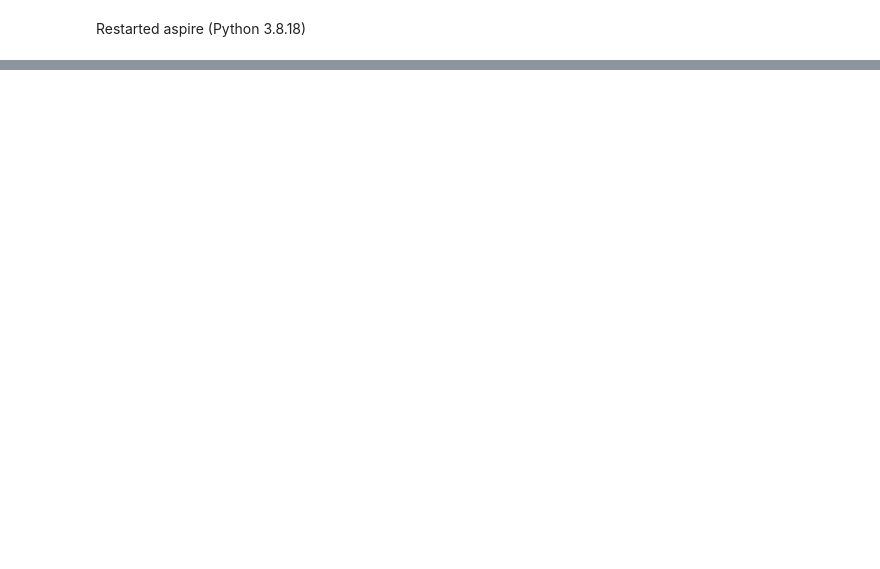
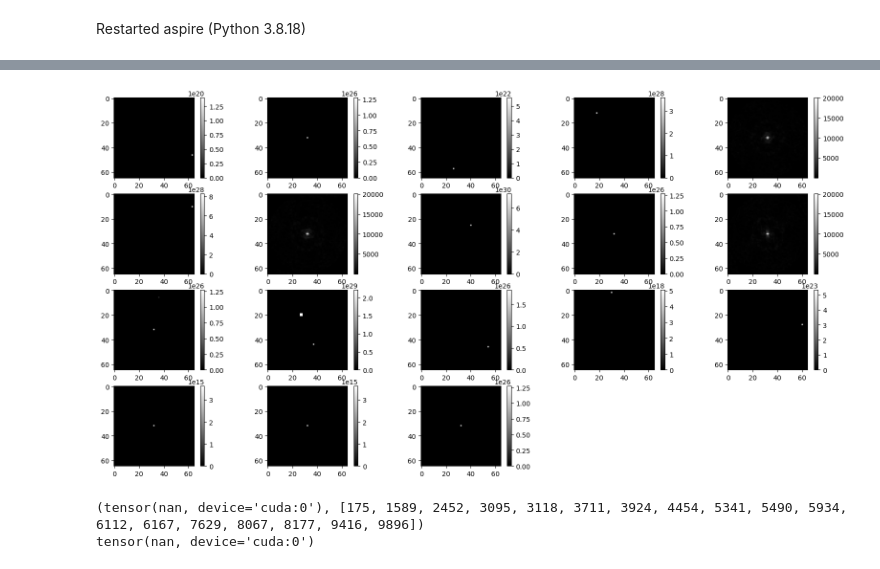
Before and after one commit to RoeyYadgar/3DCovarEstimation, a Jupyter notebook: jupy_test.ipynb, the cells around one changed output, grey strips where cells are left out. Saved outputs shown, nothing was run; the diff lists cells and outputs as text; code cells hidden in the pictures; blank space fills up the shorter version.

```diff
--- a/jupy_test.ipynb
+++ b/jupy_test.ipynb
@@ -112,0 +36,9 @@ x['pts'][:,a]
+# %%
+#aiso_noise_estimator = AnisotropicNoiseEstimator(source)
+#source = source.whiten(aiso_noise_estimator)
+from aspire.operators import ArrayFilter
+import scipy
+
+psd_est = scipy.io.loadmat('data/validate_preprocess/psd.mat')['psd']
+noise_filter = ArrayFilter(psd_est)
+source = source.whiten(noise_filter)
@@ -112,0 +89,7 @@ x['pts'][:,a]
+# %%
+noise_estimator = WhiteNoiseEstimator(source, batchSize=500)
+noise_variance = noise_estimator.estimate()
+
+rank = 1
+
+dataset = CovarDataset(source,noise_variance,vectorsGD=(vol_state1-vol_state2).asnumpy(),mean_volume=mean_vol)
@@ -112,0 +206,13 @@ x['pts'][:,a]
+# %%
+from covar_sgd import evalCovarEigs
+#c = evalCovarEigs(dataset,eigen_est,1)
+c = evalCovarEigs(dataset,torch.tensor(eigenGD.asnumpy()).to('cuda:0'),1)
+#cGD = evalCovarEigs(dataset,torch.tensor((vol_state1-vol_state2).asnumpy()/2).to('cuda:0'))
+#ctest = evalCovarEigs(dataset,torch.tensor((vol_state1-vol_state2).asnumpy()/2).to('cuda:0'))
+
+print(c)
+print(cGD)
+# %% [output]
+[figure, added]
+(tensor(nan, device='cuda:0'), [175, 1589, 2452, 3095, 3118, 3711, 3924, 4454, 5341, 5490, 5934, 6112, 6167, 7629, 8067, 8177, 9416, 9896])
+tensor(nan, device='cuda:0')
```
Also changed, not shown: parts of 27 cells of this notebook.
